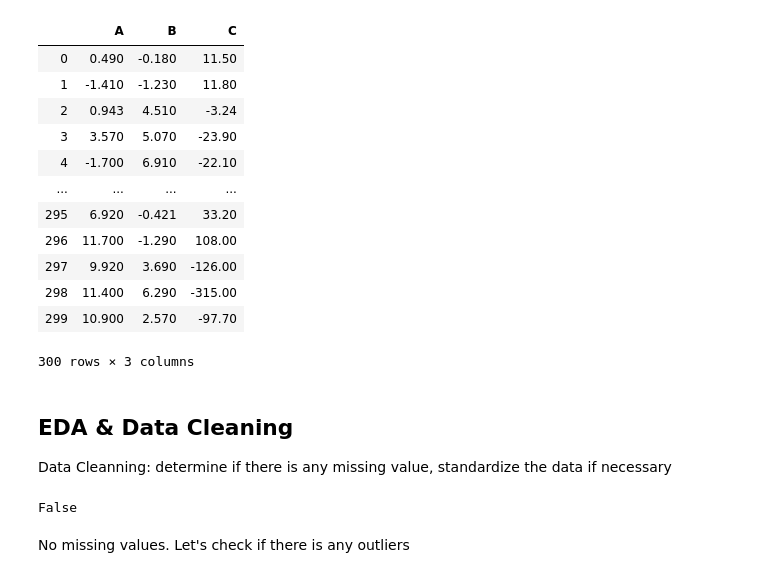
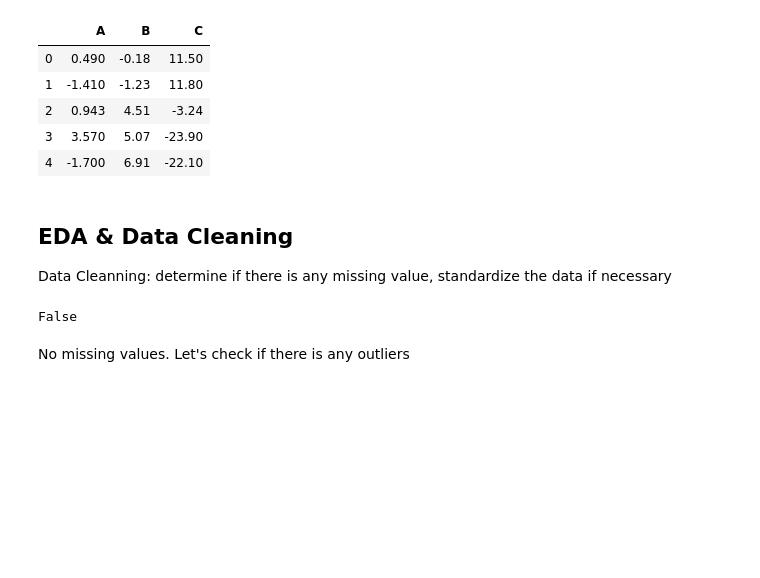
Before and after one commit to sk981102/Moloco_Coding_Interview, a Jupyter notebook: Moloco DS-Q2.ipynb, the cells around one changed output. Saved outputs shown, nothing was run; the diff lists cells and outputs as text; code cells hidden in the pictures; blank space fills up the shorter version.

```diff
--- a/Moloco DS-Q2.ipynb
+++ b/Moloco DS-Q2.ipynb
@@ -7,29 +7,23 @@ warnings.filterwarnings('ignore')
 df = pd.read_csv('Q2_data.csv',header= None)
 df.columns = ['A','B','C']
 # %%
-df
+df.head()
 # %% [output]
 |  | A | B | C |
-| 0 | 0.490 | -0.180 | 11.50 |
-| 1 | -1.410 | -1.230 | 11.80 |
-| 2 | 0.943 | 4.510 | -3.24 |
-| 3 | 3.570 | 5.070 | -23.90 |
-| 4 | -1.700 | 6.910 | -22.10 |
-| ... | ... | ... | ... |
-| 295 | 6.920 | -0.421 | 33.20 |
-| 296 | 11.700 | -1.290 | 108.00 |
-| 297 | 9.920 | 3.690 | -126.00 |
-| 298 | 11.400 | 6.290 | -315.00 |
-| 299 | 10.900 | 2.570 | -97.70 |
+| 0 | 0.490 | -0.18 | 11.50 |
+| 1 | -1.410 | -1.23 | 11.80 |
+| 2 | 0.943 | 4.51 | -3.24 |
+| 3 | 3.570 | 5.07 | -23.90 |
+| 4 | -1.700 | 6.91 | -22.10 |
-300 rows × 3 columns
 # %% [markdown]
 ## EDA & Data Cleaning
 
 Data Cleanning: determine if there is any missing value, standardize the data if necessary
-# %%
-df.isnull().values.any()
-# %% [output]
-False
+# %%
+#checking if there is any missing values
+df.isnull().values.any()
+# %% [output]
+False
 # %% [markdown]
 No missing values. Let's check if there is any outliers
 # %%
```
Also changed, not shown: parts of 22 cells of this notebook, 1 other file.
